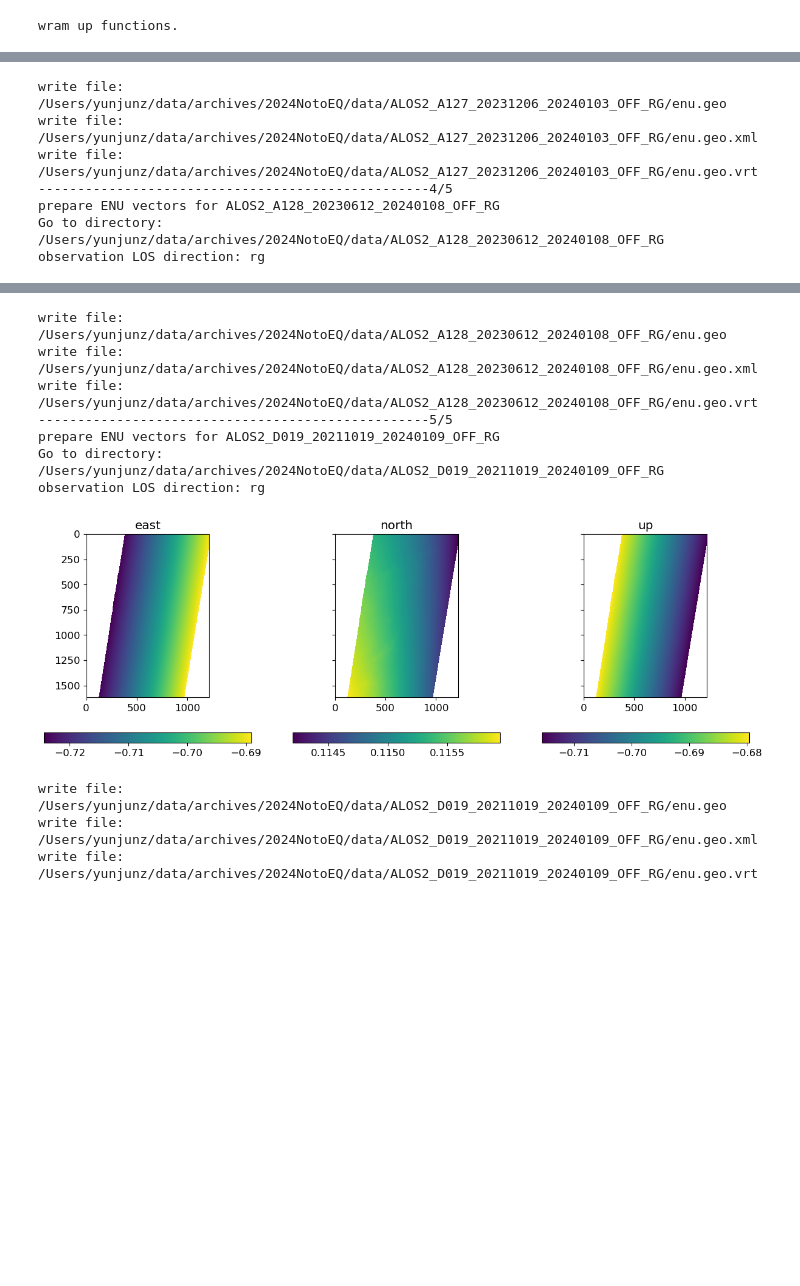
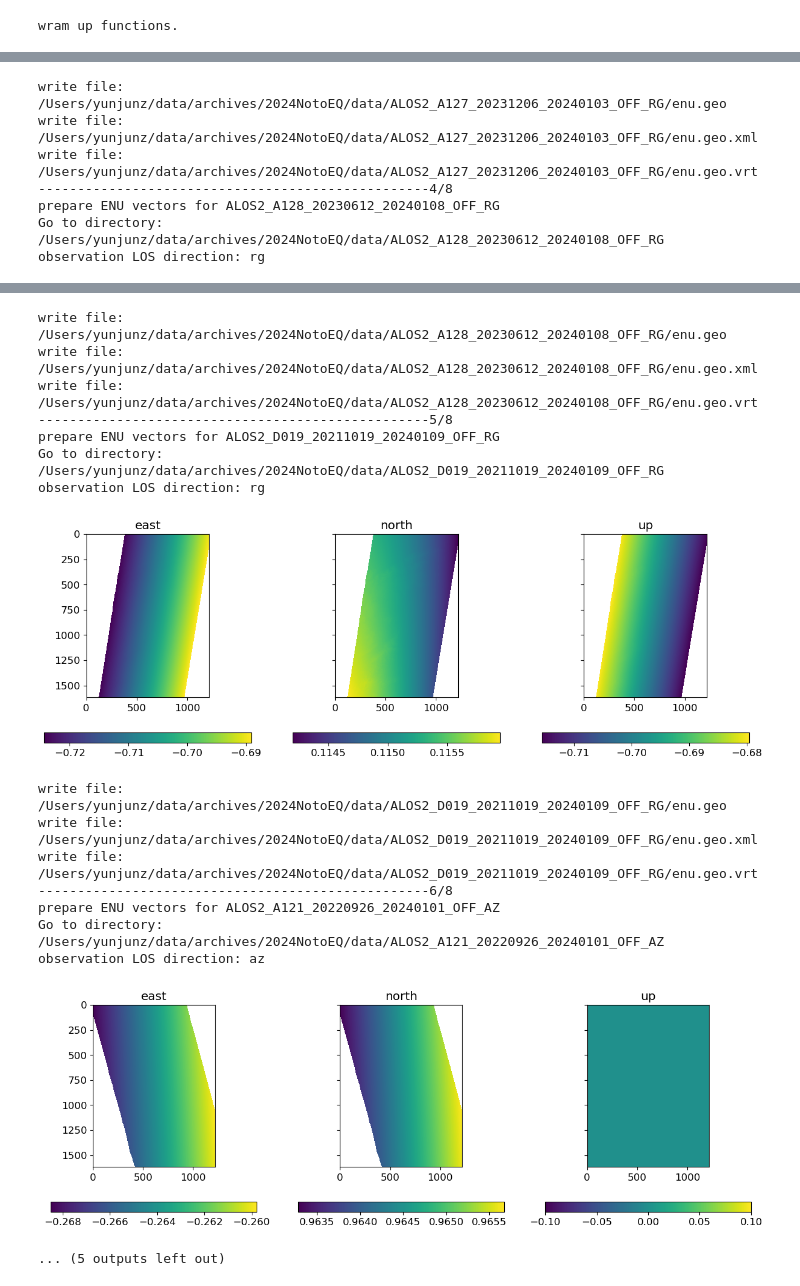
Before and after one commit to yunjunz/2024-Noto-EQ, a Jupyter notebook: los2enu.ipynb, the cells around one changed output, grey strips where cells are left out. Drawn from its saved outputs; the diff is of its cells as text; code cells hidden in the pictures; blank space fills up the shorter version.

```diff
--- a/los2enu.ipynb
+++ b/los2enu.ipynb
@@ -16,7 +16,18 @@ dnames = [
     'ALOS2_A127_20231206_20240103_OFF_RG',
     'ALOS2_A128_20230612_20240108_OFF_RG',
     'ALOS2_D019_20211019_20240109_OFF_RG',
+    'ALOS2_A121_20220926_20240101_OFF_AZ',
+    'ALOS2_A127_20231206_20240103_OFF_AZ',
+    'ALOS2_D019_20211019_20240109_OFF_AZ',
 ]
+
+look_dir_dict = {
+    'A121': 'left',
+    'D026': 'left',
+    'A127': 'right',
+    'A128': 'right',
+    'D019': 'right',
+}
 # %%
 def get_los_name(dname):
     suffix = dname.split('_')[-1]
@@ -29,7 +40,7 @@ def get_los_name(dname):
     print(f'observation LOS direction: {los_name}')
     return los_name
 
-def los_file2enu_file(los_name, los_file, enu_file, update_mode=True):
+def los_file2enu_file(los_name, los_file, enu_file, look_dir='right', update_mode=True):
     if update_mode and os.path.isfile(enu_file):
         print(f'ENU file ({enu_file}) exists, skip re-generating.')
         # plot
@@ -53,7 +64,7 @@ def los_file2enu_file(los_name, los_file, enu_file, update_mode=True):
         vu = np.cos(np.deg2rad(inc_angle)) * -1
     else:
         # along-track direction: positive for moving toward the flight direction
-        orb_az_angle = ut.los2orbit_azimuth_angle(az_angle)
+        orb_az_angle = ut.los2orbit_azimuth_angle(az_angle, look_direction=look_dir)
         ve = np.sin(np.deg2rad(orb_az_angle)) * -1
         vn = np.cos(np.deg2rad(orb_az_angle))
         vu = np.zeros((length, width), dtype=np.float32)
@@ -104,5 +115,6 @@ for i, dname in enumerate(dnames):
 
     # run
     los_name = get_los_name(dname)
-    los_file2enu_file(los_name, los_file, enu_file, update_mode=update_mode)
+    look_dir = look_dir_dict[dname.split('_')[1]]
+    los_file2enu_file(los_name, los_file, enu_file, look_dir, update_mode=update_mode)
 # %% [output]
@@ -126,23 +138,29 @@ write file: /Users/yunjunz/data/archives/2024NotoEQ/data/ALOS2_D026_20230606_202
 prepare ENU vectors for ALOS2_A127_20231206_20240103_OFF_RG
 Go to directory: /Users/yunjunz/data/archives/2024NotoEQ/data/ALOS2_A127_20231206_20240103_OFF_RG
 observation LOS direction: rg
 [figure]
 write file: /Users/yunjunz/data/archives/2024NotoEQ/data/ALOS2_A127_20231206_20240103_OFF_RG/enu.geo
 write file: /Users/yunjunz/data/archives/2024NotoEQ/data/ALOS2_A127_20231206_20240103_OFF_RG/enu.geo.xml
 write file: /Users/yunjunz/data/archives/2024NotoEQ/data/ALOS2_A127_20231206_20240103_OFF_RG/enu.geo.vrt
---------------------------------------------------4/5
+--------------------------------------------------4/8
 prepare ENU vectors for ALOS2_A128_20230612_20240108_OFF_RG
 Go to directory: /Users/yunjunz/data/archives/2024NotoEQ/data/ALOS2_A128_20230612_20240108_OFF_RG
 observation LOS direction: rg
 [figure]
 write file: /Users/yunjunz/data/archives/2024NotoEQ/data/ALOS2_A128_20230612_20240108_OFF_RG/enu.geo
 write file: /Users/yunjunz/data/archives/2024NotoEQ/data/ALOS2_A128_20230612_20240108_OFF_RG/enu.geo.xml
 write file: /Users/yunjunz/data/archives/2024NotoEQ/data/ALOS2_A128_20230612_20240108_OFF_RG/enu.geo.vrt
---------------------------------------------------5/5
+--------------------------------------------------5/8
 prepare ENU vectors for ALOS2_D019_20211019_20240109_OFF_RG
 Go to directory: /Users/yunjunz/data/archives/2024NotoEQ/data/ALOS2_D019_20211019_20240109_OFF_RG
 observation LOS direction: rg
 [figure]
 write file: /Users/yunjunz/data/archives/2024NotoEQ/data/ALOS2_D019_20211019_20240109_OFF_RG/enu.geo
 write file: /Users/yunjunz/data/archives/2024NotoEQ/data/ALOS2_D019_20211019_20240109_OFF_RG/enu.geo.xml
 write file: /Users/yunjunz/data/archives/2024NotoEQ/data/ALOS2_D019_20211019_20240109_OFF_RG/enu.geo.vrt
+--------------------------------------------------6/8
+prepare ENU vectors for ALOS2_A121_20220926_20240101_OFF_AZ
+Go to directory: /Users/yunjunz/data/archives/2024NotoEQ/data/ALOS2_A121_20220926_20240101_OFF_AZ
+observation LOS direction: az
+[figure, added]
+... (5 outputs left out)
```
Also changed, not shown: parts of 1 cell of this notebook.
